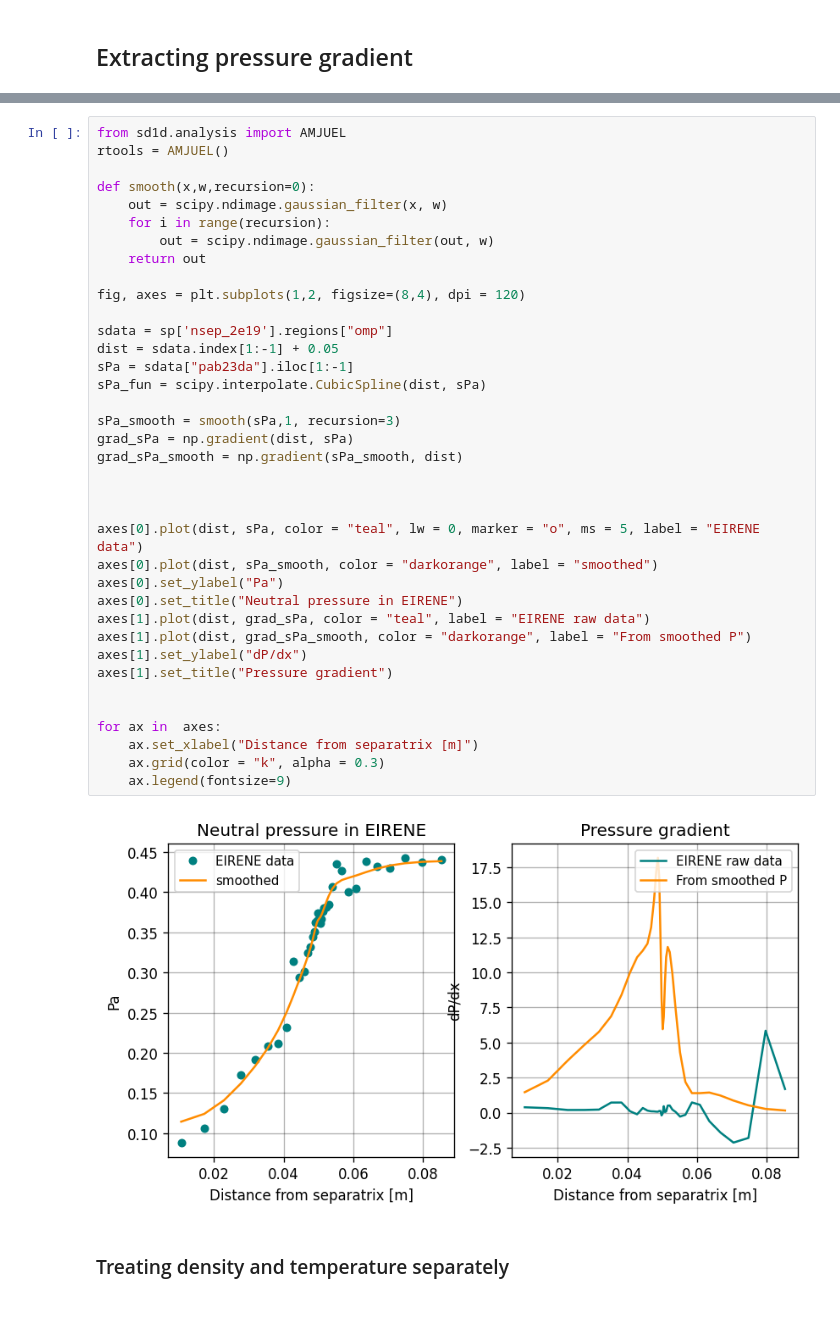
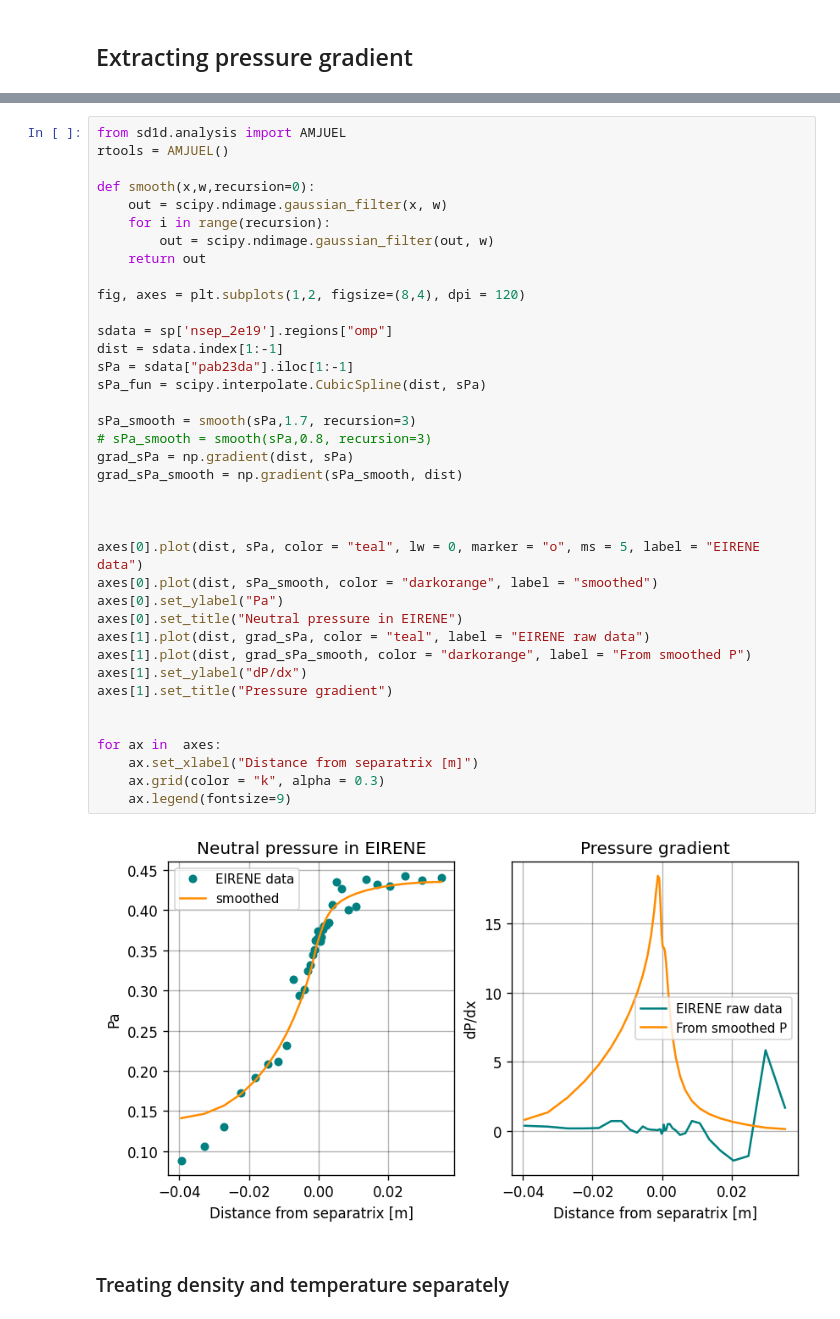
Before and after one commit to mikekryjak/notebooks, a Jupyter notebook: hermes3-solps-soledge/postprocessing/2023-08-07_Dn_study.ipynb, the cells around one changed output, grey strips where cells are left out. Cells and saved outputs as stored; diff of their text form.

```diff
--- a/hermes3-solps-soledge/postprocessing/2023-08-07_Dn_study.ipynb
+++ b/hermes3-solps-soledge/postprocessing/2023-08-07_Dn_study.ipynb
@@ -358,36 +271,37 @@ def smooth(x,w,recursion=0):
     for i in range(recursion):
         out = scipy.ndimage.gaussian_filter(out, w)
     return out
 
 fig, axes = plt.subplots(1,2, figsize=(8,4), dpi = 120)
 
 sdata = sp['nsep_2e19'].regions["omp"]
-dist = sdata.index[1:-1] + 0.05
+dist = sdata.index[1:-1]
 sPa = sdata["pab23da"].iloc[1:-1]
 sPa_fun = scipy.interpolate.CubicSpline(dist, sPa)
 
-sPa_smooth = smooth(sPa,1, recursion=3)
+sPa_smooth = smooth(sPa,1.7, recursion=3)
+# sPa_smooth = smooth(sPa,0.8, recursion=3)
 grad_sPa = np.gradient(dist, sPa)
 grad_sPa_smooth = np.gradient(sPa_smooth, dist)
 
 
 
 axes[0].plot(dist, sPa, color = "teal", lw = 0, marker = "o", ms = 5, label = "EIRENE data")
 axes[0].plot(dist, sPa_smooth, color = "darkorange", label = "smoothed")
 axes[0].set_ylabel("Pa")
 axes[0].set_title("Neutral pressure in EIRENE")
 axes[1].plot(dist, grad_sPa, color = "teal", label = "EIRENE raw data")
 axes[1].plot(dist, grad_sPa_smooth, color = "darkorange", label = "From smoothed P")
 axes[1].set_ylabel("dP/dx")
 axes[1].set_title("Pressure gradient")
 
 
 for ax in  axes:
     ax.set_xlabel("Distance from separatrix [m]")
     ax.grid(color = "k", alpha = 0.3)
     ax.legend(fontsize=9)
 # %% [output]
-[figure, old version]
+[figure, new version]
 # %% [markdown]
 ### Treating density and temperature separately
 # %%
```
Also changed, not shown: parts of 29 cells of this notebook, 7 other files.
